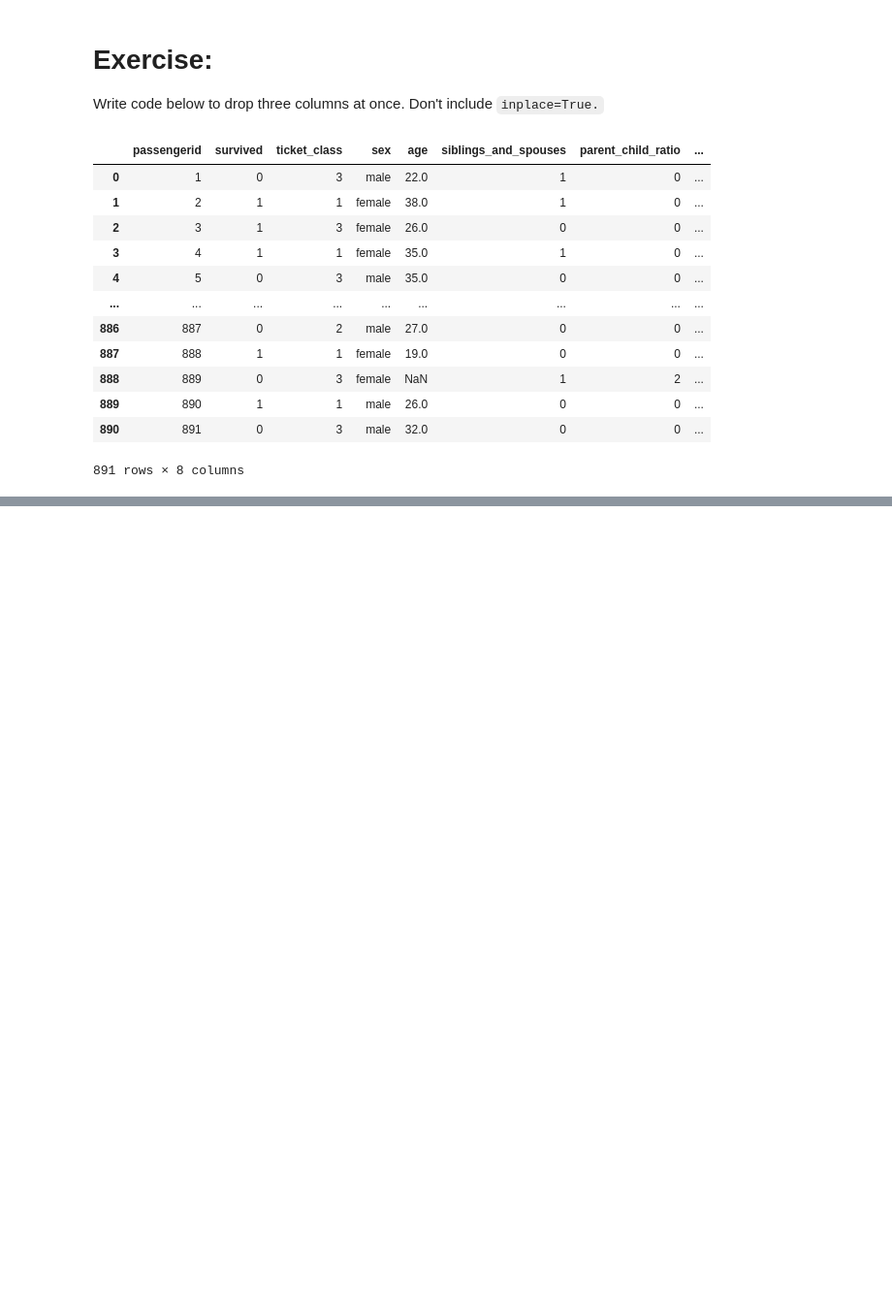
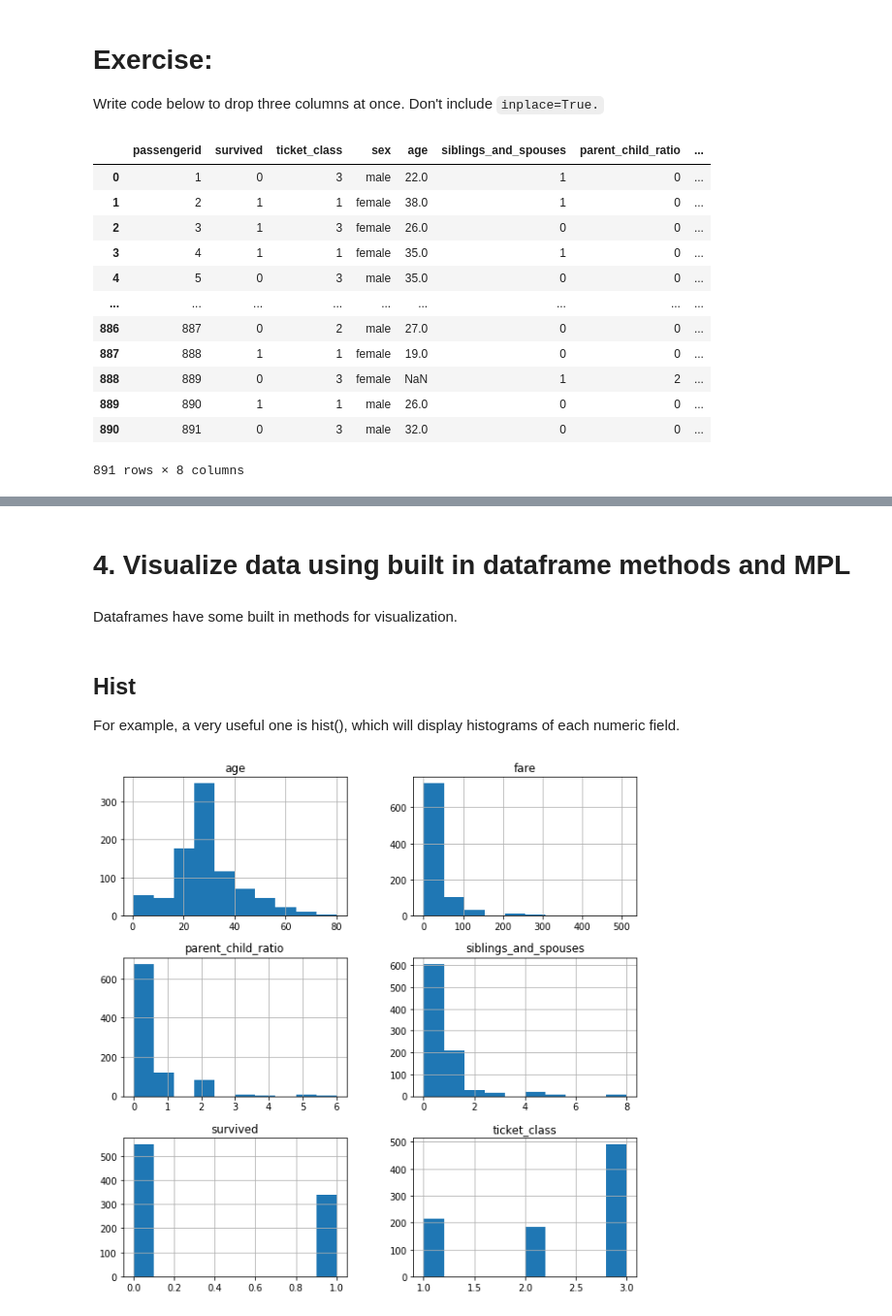
Before and after one commit to lecritch/pandas1_seattle-chicago-ds, a Jupyter notebook: pandas_intro_continued.ipynb, the cells around one changed output, grey strips where cells are left out. Shown: that part at 97% size. Cells and saved outputs as stored; diff of their text form; code cells hidden in the pictures; blank space fills up the shorter version.

```diff
--- a/pandas_intro_continued.ipynb
+++ b/pandas_intro_continued.ipynb
@@ -179,0 +214,3 @@ df.drop(columns=['cabin','ticket', 'embarked'])
+# %%
+#__SOLUTION__
+df.set_index('passengerid', inplace=True)
@@ -179,0 +362,2 @@ df.drop(columns=['cabin','ticket', 'embarked'])
+# %%
+df.dropna(subset=['embarked'], inplace=True)
@@ -179,0 +387,2 @@ df.drop(columns=['cabin','ticket', 'embarked'])
+# %%
+df.drop('cabin', axis=1, inplace=True)
@@ -179,0 +400,3 @@ df.drop(columns=['cabin','ticket', 'embarked'])
+# %%
+#__SOLUTION__
+df['age'] = df.age.fillna(df.age.mean())
@@ -179,0 +421,13 @@ df.drop(columns=['cabin','ticket', 'embarked'])
+# %% [markdown]
+# 4. Visualize data using built in dataframe methods and MPL
+# %% [markdown]
+Dataframes have some built in methods for visualization.
+# %% [markdown]
+## Hist
+
+For example, a very useful one is hist(),
+which will display histograms of each numeric field.
+# %%
+df.hist(figsize=(10,10));
+# %% [output]
+[figure, added]
```
Also changed, not shown: parts of 55 cells of this notebook.
